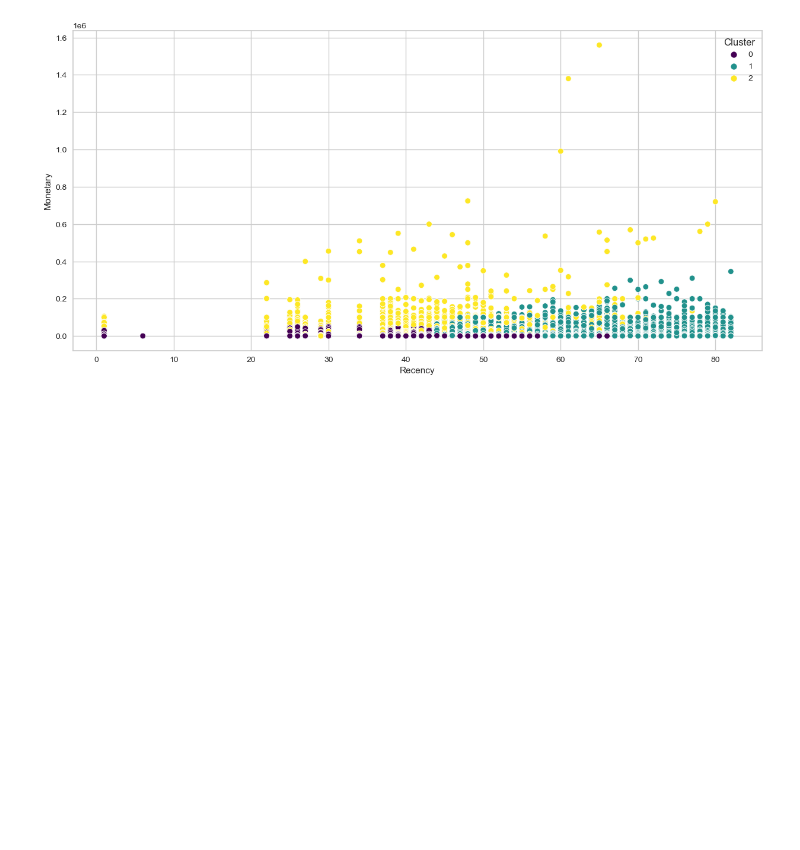
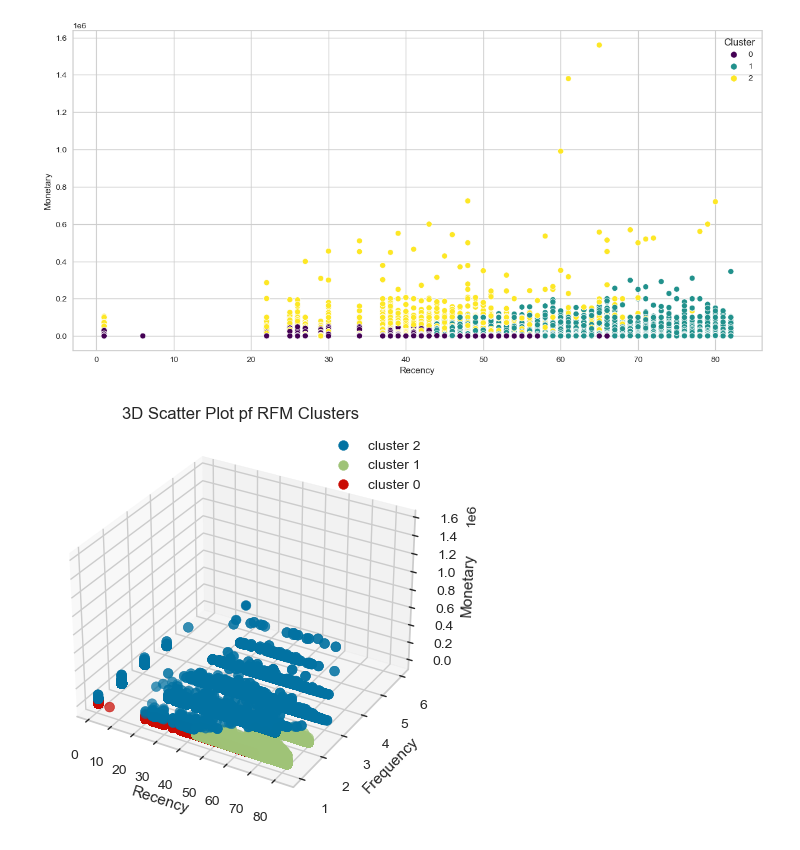
Before and after one commit to joachinhimself/RFM-Analysis, a Jupyter notebook: Notebooks/RFM Analysis Solution.ipynb, the cells around one changed output. Saved outputs shown, nothing was run; the diff lists cells and outputs as text; code cells hidden in the pictures; blank space fills up the shorter version.

```diff
--- a/Notebooks/RFM Analysis Solution.ipynb
+++ b/Notebooks/RFM Analysis Solution.ipynb
@@ -1247,3 +1247,32 @@ sns.scatterplot(data = RFM_df, x = RFM_df['Recency'], y = RFM_df['Monetary'], hu
 # %% [output]
 <AxesSubplot:xlabel='Recency', ylabel='Monetary'>
 [figure]
+# %%
+# Create a figure
+fig = plt.figure(figsize=(10, 5))
+
+# Add a 3D subplot
+ax = fig.add_subplot(111, projection='3d')
+
+# Define colors
+color = ['b', 'g', 'r']
+
+for cluster, color in zip(RFM_df['Cluster'].unique(), color):
+    cluster_data = RFM_df[RFM_df['Cluster'] == cluster]
+
+    # Scatter plot in 3D
+    ax.scatter(cluster_data['Recency'], cluster_data['Frequency'], cluster_data['Monetary'], c = color, s = 50, marker = 'o', label = f'cluster {cluster}')
+
+# Set labels
+ax.set_xlabel('Recency')
+ax.set_ylabel('Frequency')
+ax.set_zlabel('Monetary')
+ax.set_title('3D Scatter Plot pf RFM Clusters')
+
+
+ax.legend()
+
+# Show the plot
+plt.show()
+# %% [output]
+[figure, added]
```
Also changed, not shown: parts of 8 cells of this notebook.
